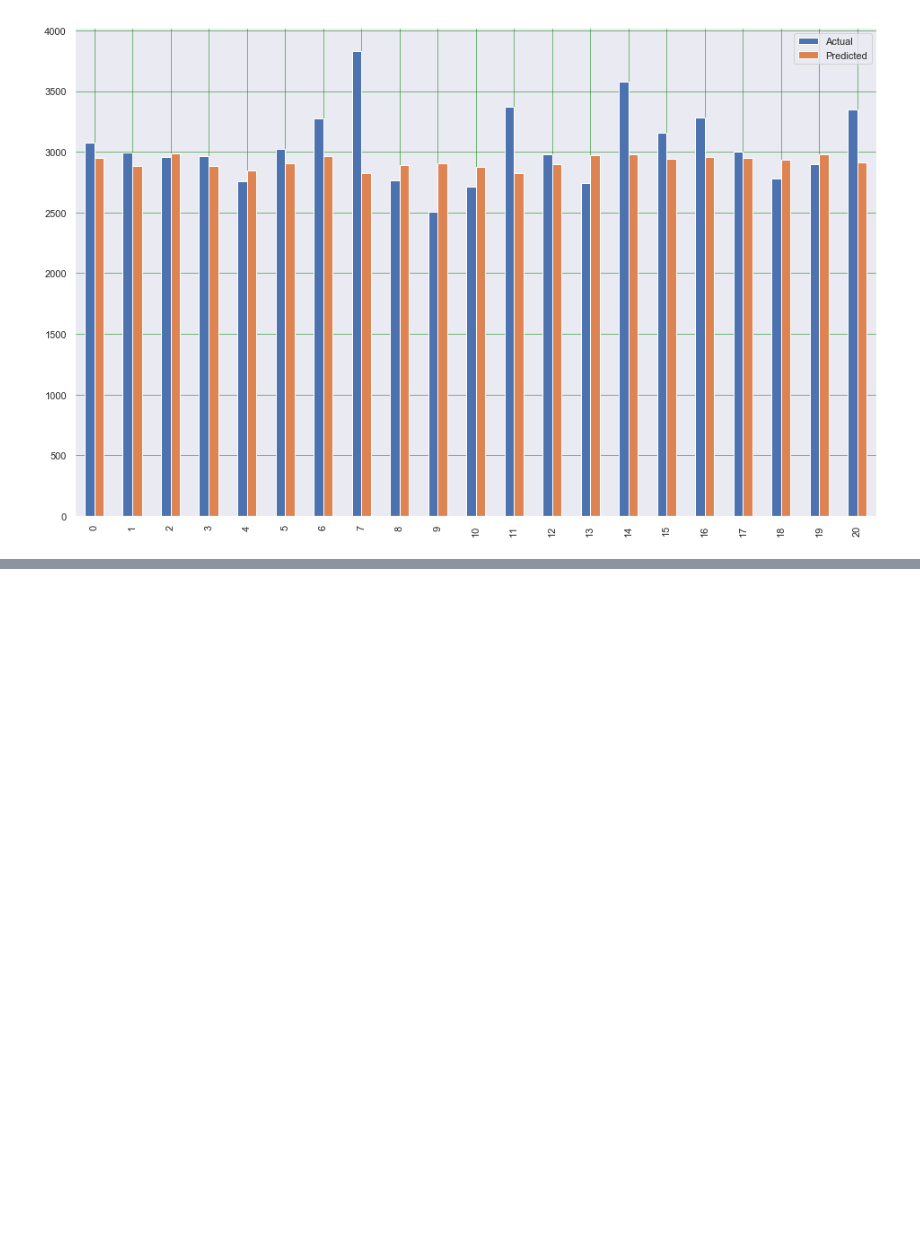
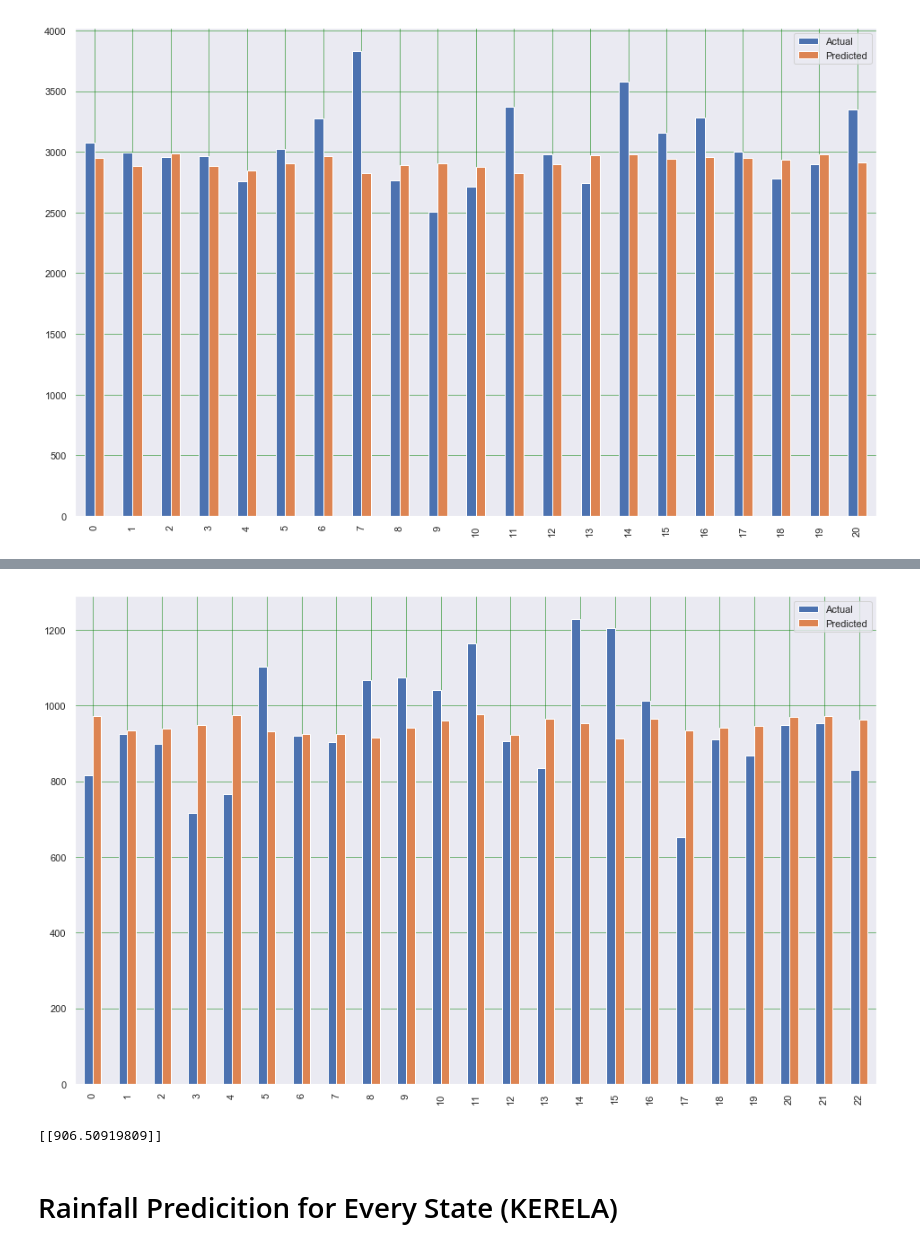
Before and after one commit to alpha-viper/data_science, a Jupyter notebook: minor project rainfall in india .ipynb, the cells around one changed output, grey strips where cells are left out. Cells and saved outputs as stored; diff of their text form; code cells hidden in the pictures; blank space fills up the shorter version.

```diff
--- a/minor project rainfall in india .ipynb
+++ b/minor project rainfall in india .ipynb
@@ -291,0 +361,6 @@ print(model.predict(x))
+# %%
+# Split the variables with an 80-20 split and some random state
+x_train2, x_test2, y_train2, y_test2= train_test_split(x2,y2, test_size=0.2, random_state=0)
+# %%
+model2=regressor.fit(x_train2,y_train2)
+model2
@@ -291,0 +378,5 @@ print(model.predict(x))
+# %%
+y_pred2=model2.predict(x_test2)
+# %%
+pred2 = pd.DataFrame({'Actual': y_test2.flatten(), 'Predicted': y_pred2.flatten()})
+pred2
@@ -291,0 +401,7 @@ print(model.predict(x))
+# %%
+pred2.plot(kind='bar',figsize=(16,10))
+plt.grid(which='major', linestyle='-', linewidth='0.5', color='green')
+plt.grid(which='minor', linestyle=':', linewidth='0.5', color='black')
+plt.show()
+# %% [output]
+[figure, added]
@@ -291,0 +410,6 @@ print(model.predict(x))
+# %%
+print(model2.predict(x_new2))
+# %% [output]
+[[906.50919809]]
+# %% [markdown]
+# Rainfall Predicition for Every State (KERELA)
```
Also changed, not shown: parts of 59 cells of this notebook.
